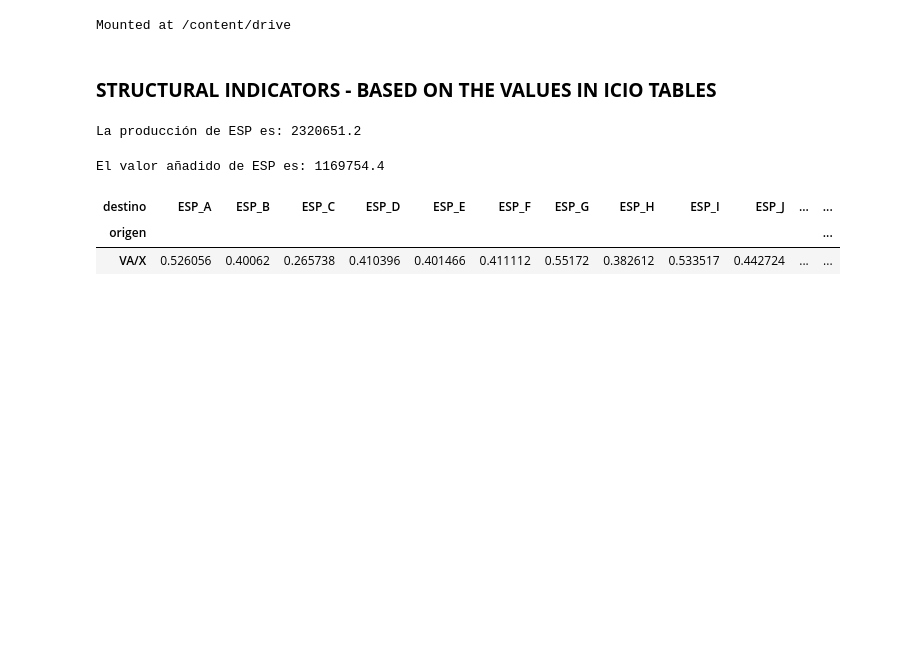
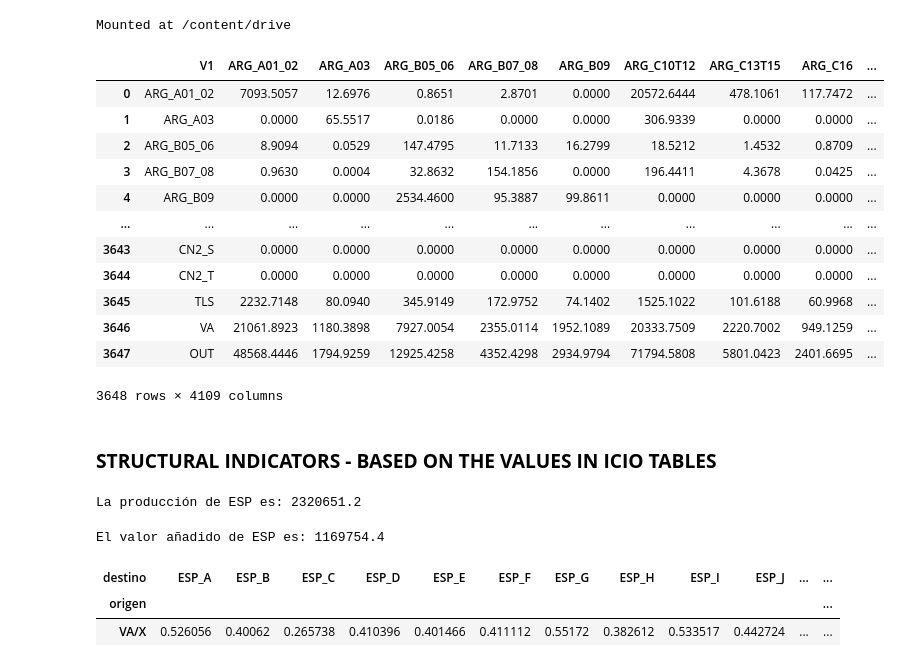
Before and after one commit to jorgenotte/TiVA, a Jupyter notebook: TiVA_OCDE.ipynb, the cells around one changed output. Drawn from its saved outputs; the diff is of its cells as text; code cells hidden in the pictures; blank space fills up the shorter version.

```diff
--- a/TiVA_OCDE.ipynb
+++ b/TiVA_OCDE.ipynb
@@ -21,7 +21,22 @@ mapnace=dict(mapnace.to_dict()['nace'])
 # %%
 # Leer el fichero TiVA en un dataframe [3648 rows × 4109 columns]
 ruta='/content/drive/MyDrive/TiVA/TiVA_2020.csv'
 df=pd.read_csv(ruta)
+df
+# %% [output]
+|  | V1 | ARG_A01_02 | ARG_A03 | ARG_B05_06 | ARG_B07_08 | ARG_B09 | ARG_C10T12 | ARG_C13T15 | ARG_C16 | ... |
+| 0 | ARG_A01_02 | 7093.5057 | 12.6976 | 0.8651 | 2.8701 | 0.0000 | 20572.6444 | 478.1061 | 117.7472 | ... |
+| 1 | ARG_A03 | 0.0000 | 65.5517 | 0.0186 | 0.0000 | 0.0000 | 306.9339 | 0.0000 | 0.0000 | ... |
+| 2 | ARG_B05_06 | 8.9094 | 0.0529 | 147.4795 | 11.7133 | 16.2799 | 18.5212 | 1.4532 | 0.8709 | ... |
+| 3 | ARG_B07_08 | 0.9630 | 0.0004 | 32.8632 | 154.1856 | 0.0000 | 196.4411 | 4.3678 | 0.0425 | ... |
+| 4 | ARG_B09 | 0.0000 | 0.0000 | 2534.4600 | 95.3887 | 99.8611 | 0.0000 | 0.0000 | 0.0000 | ... |
+| ... | ... | ... | ... | ... | ... | ... | ... | ... | ... | ... |
+| 3643 | CN2_S | 0.0000 | 0.0000 | 0.0000 | 0.0000 | 0.0000 | 0.0000 | 0.0000 | 0.0000 | ... |
+| 3644 | CN2_T | 0.0000 | 0.0000 | 0.0000 | 0.0000 | 0.0000 | 0.0000 | 0.0000 | 0.0000 | ... |
+| 3645 | TLS | 2232.7148 | 80.0940 | 345.9149 | 172.9752 | 74.1402 | 1525.1022 | 101.6188 | 60.9968 | ... |
+| 3646 | VA | 21061.8923 | 1180.3898 | 7927.0054 | 2355.0114 | 1952.1089 | 20333.7509 | 2220.7002 | 949.1259 | ... |
+| 3647 | OUT | 48568.4446 | 1794.9259 | 12925.4258 | 4352.4298 | 2934.9794 | 71794.5808 | 5801.0423 | 2401.6695 | ... |
+3648 rows × 4109 columns
 # %%
 # Se cambia la orientación del df de un formato ancho a uno largo
 df_des = pd.melt(df, id_vars=['V1'], var_name='Variable', value_name='obs_value')
```
